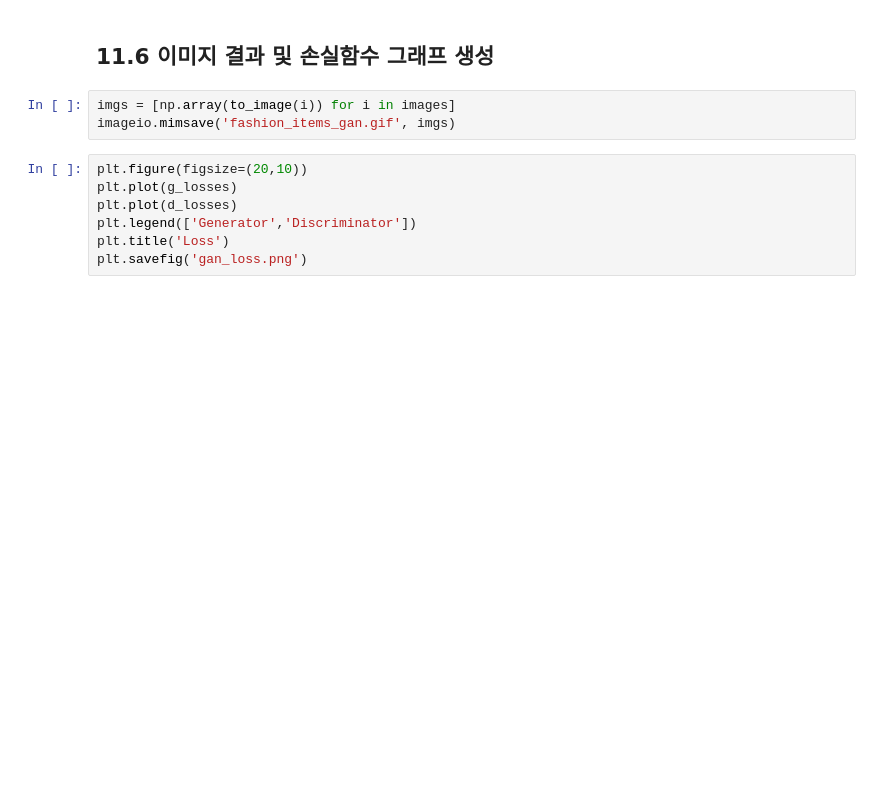
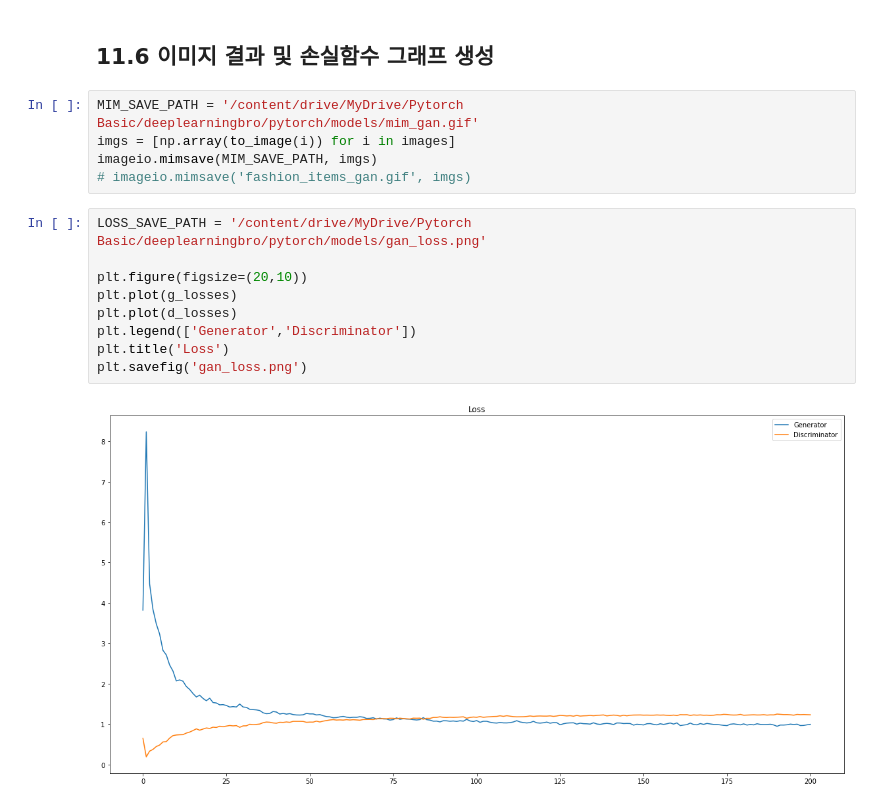
Before and after one commit to SEOINJAE/Deeplearning, a Jupyter notebook: pytorch_basic/12.GAN.ipynb, the cells around one changed output. Drawn from its saved outputs; the diff is of its cells as text; blank space fills up the shorter version.

```diff
--- a/pytorch_basic/12.GAN.ipynb
+++ b/pytorch_basic/12.GAN.ipynb
@@ -179,12 +254,18 @@ print('Training Finished')
 # %% [markdown]
 ## 11.6 이미지 결과 및 손실함수 그래프 생성
 # %%
+MIM_SAVE_PATH = '/content/drive/MyDrive/Pytorch Basic/deeplearningbro/pytorch/models/mim_gan.gif'
 imgs = [np.array(to_image(i)) for i in images]
-imageio.mimsave('fashion_items_gan.gif', imgs)
+imageio.mimsave(MIM_SAVE_PATH, imgs)
+# imageio.mimsave('fashion_items_gan.gif', imgs)
 # %%
+LOSS_SAVE_PATH = '/content/drive/MyDrive/Pytorch Basic/deeplearningbro/pytorch/models/gan_loss.png'
+
 plt.figure(figsize=(20,10))
 plt.plot(g_losses)
 plt.plot(d_losses)
 plt.legend(['Generator','Discriminator'])
 plt.title('Loss')
 plt.savefig('gan_loss.png')
+# %% [output]
+[figure, added]
```
Also changed, not shown: parts of 11 cells of this notebook.
